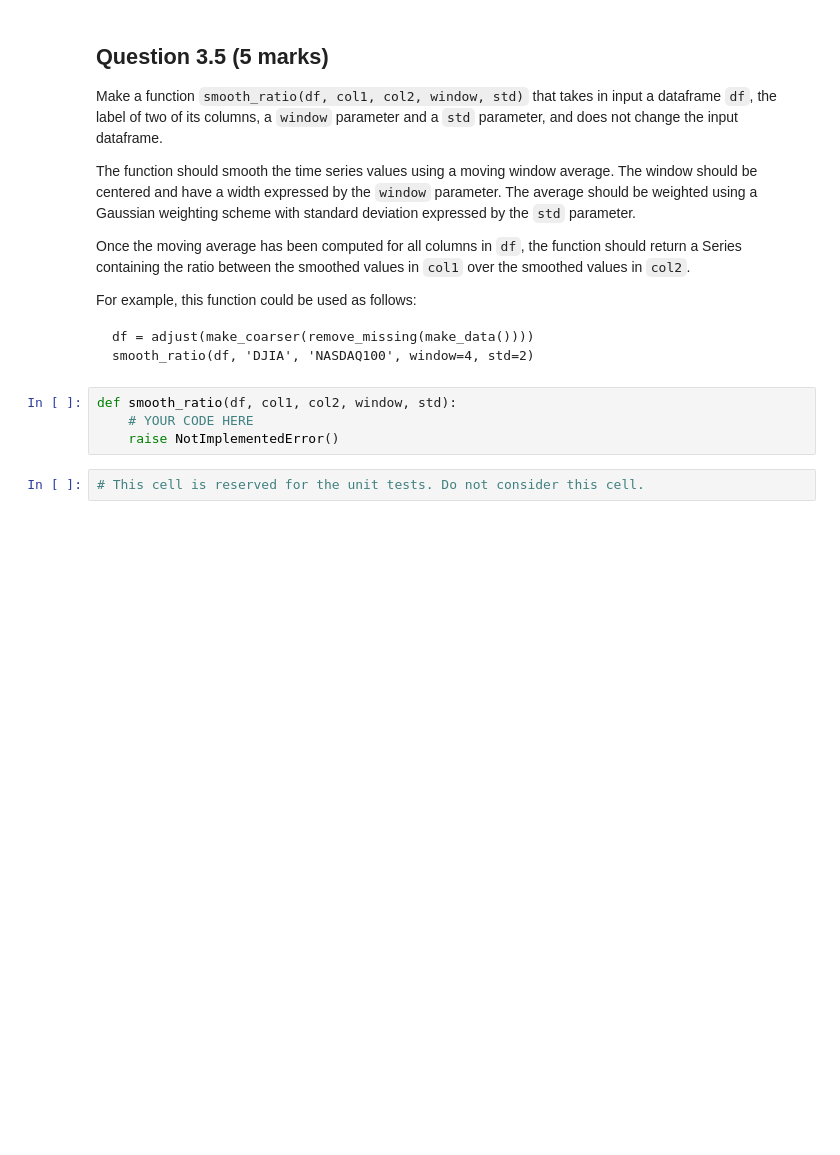
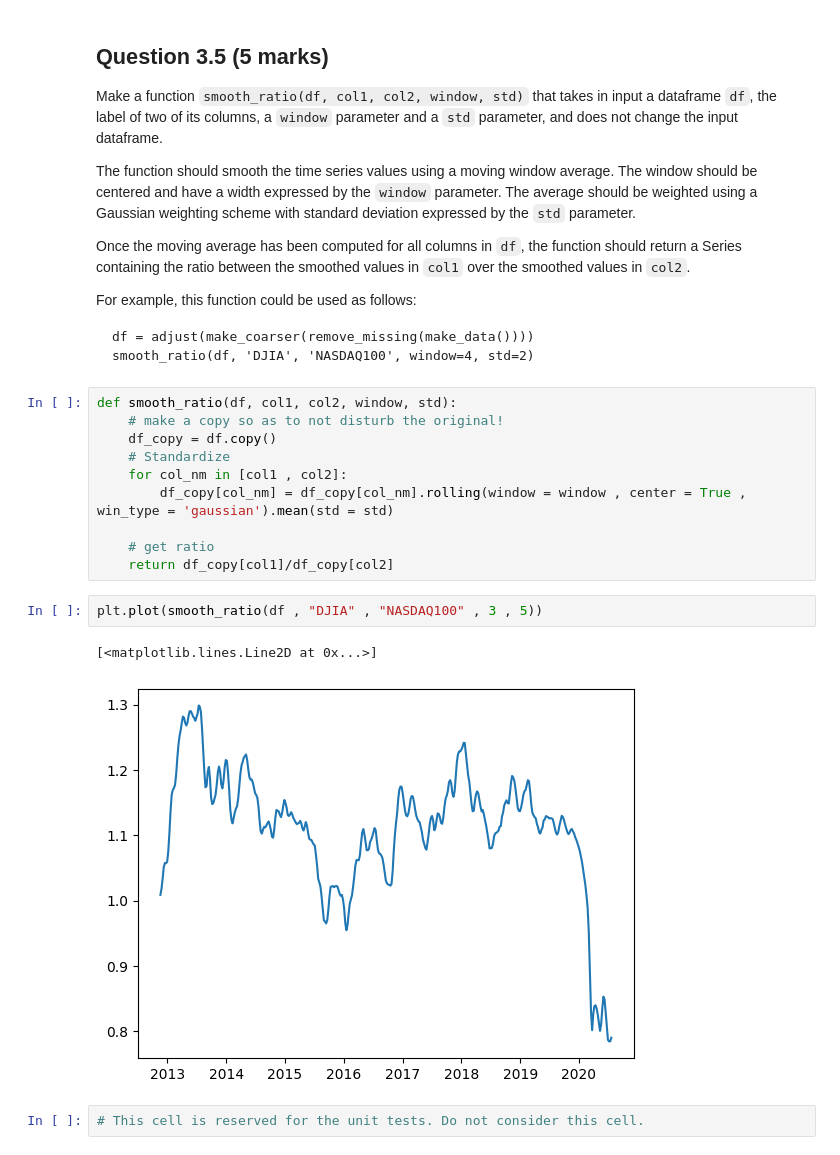
Before and after one commit to katoxiv/Fundamentals_of_Data_Science, a Jupyter notebook: trials/ecmm444_ca1/ca1_trials.ipynb, the cells around one changed output. Drawn from its saved outputs; the diff is of its cells as text; blank space fills up the shorter version.

````diff
--- a/ecmm444_ca1/ca1_trials.ipynb
+++ b/trials/ecmm444_ca1/ca1_trials.ipynb
@@ -805,9 +803,20 @@ For example, this function could be used as follows:
 df = adjust(make_coarser(remove_missing(make_data())))
 smooth_ratio(df, 'DJIA', 'NASDAQ100', window=4, std=2)
 ```
-# %%
-def smooth_ratio(df, col1, col2, window, std):
-    # YOUR CODE HERE
-    raise NotImplementedError()
+# %%
+def smooth_ratio(df, col1, col2, window, std):
+    # make a copy so as to not disturb the original!
+    df_copy = df.copy()
+    # Standardize
+    for col_nm in [col1 , col2]:
+        df_copy[col_nm] = df_copy[col_nm].rolling(window = window , center = True , win_type = 'gaussian').mean(std = std)
+
+    # get ratio
+    return df_copy[col1]/df_copy[col2]
+# %%
+plt.plot(smooth_ratio(df , "DJIA" , "NASDAQ100" , 3 , 5))
+# %% [output]
+[<matplotlib.lines.Line2D at 0x...>]
+[figure, added]
 # %%
 # This cell is reserved for the unit tests. Do not consider this cell.
````
Also changed, not shown: parts of 4 cells of this notebook.
